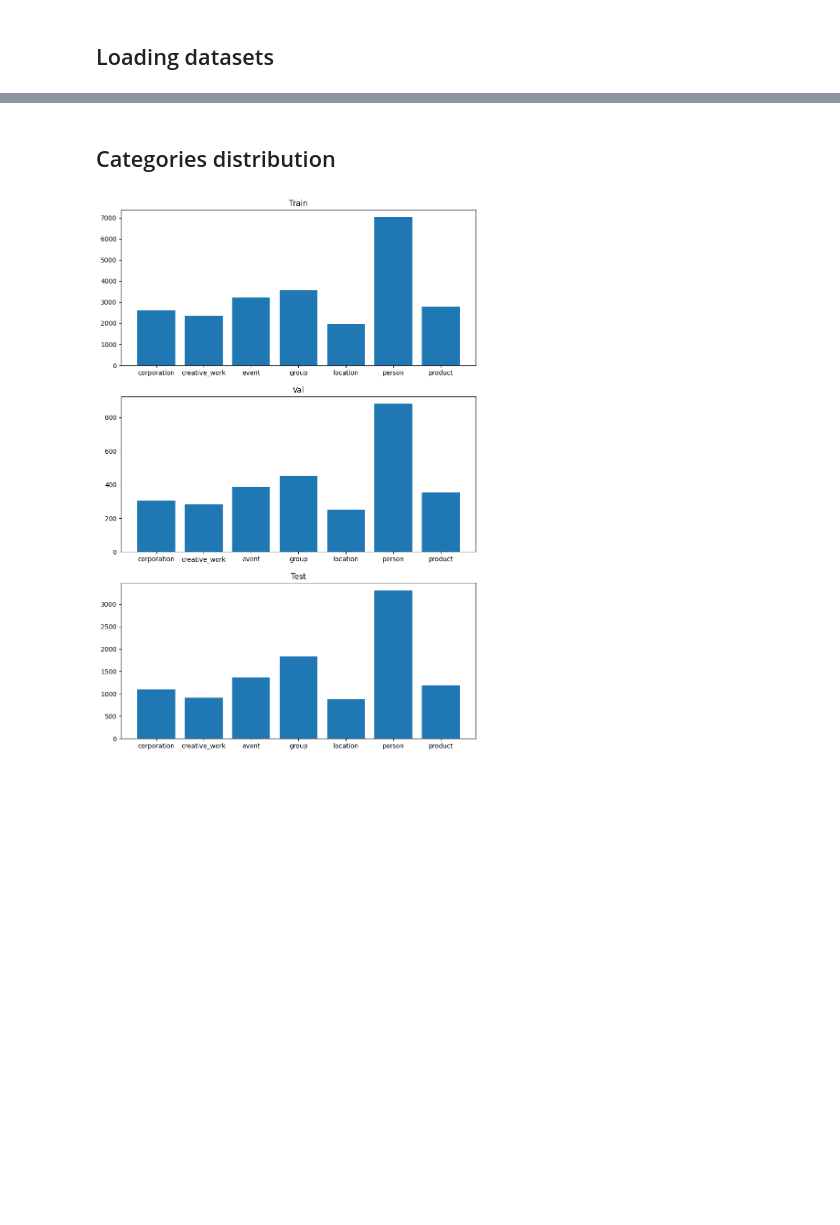
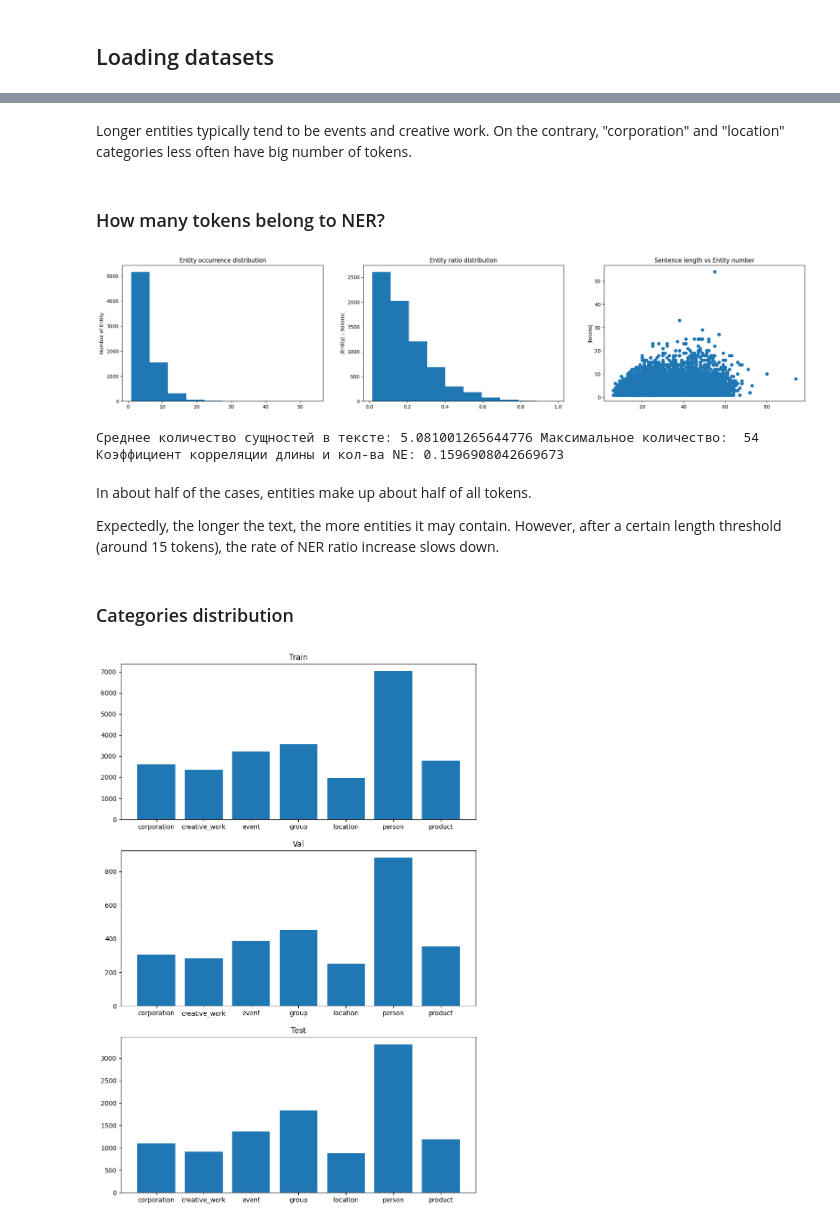
Before and after one commit to AlexSidDev/BigBrother, a Jupyter notebook: EDA.ipynb, the cells around one changed output, grey strips where cells are left out. Cells and saved outputs as stored; diff of their text form; code cells hidden in the pictures; blank space fills up the shorter version.

```diff
--- a/EDA.ipynb
+++ b/EDA.ipynb
@@ -53,5 +217,45 @@ test_dataset = test_dataset.map(converter_fn)
+# %% [markdown]
+Longer entities typically tend to be events and creative work. On the contrary, "corporation" and "location" categories less often have big number of tokens.
+# %% [markdown]
+### How many tokens belong to NER?
+# %%
+
+non_pii_count = train_df.labels.apply(lambda x: x.count('O'))
+pii_count = train_df.labels.apply(len) - non_pii_count
+pii_ratio = pii_count / train_df.labels.apply(len)
+
+
+fig, axes = plt.subplots(1, 3, figsize=(25, 5))
+axes[0].hist(pii_count)
+axes[0].set_title('Entity occurrence distribution')
+axes[0].set_ylabel('Number of Entity')
+
+axes[1].hist(pii_ratio)
+axes[1].set_title('Entity ratio distribution')
+axes[1].set_ylabel('|Entity| : |tokens|')
+
+axes[2].scatter(train_df.labels.apply(len), pii_count)
+axes[2].set_title('Sentence length vs Entity number')
+axes[2].set_ylabel('|Entity|')
+axes[2].set_ylabel('|tokens|')
+
+plt.show()
+# %% [output]
+[figure, added]
+# %%
+import numpy as np
+
+print('Среднее количество сущностей в тексте:', pii_count.mean(), 'Максимальное количество: ', pii_count.max())
+print('Коэффициент корреляции длины и кол-ва NE:', np.corrcoef(pii_count, train_df.labels.apply(len))[0, 1])
+# %% [output]
+Среднее количество сущностей в тексте: 5.081001265644776 Максимальное количество:  54
+Коэффициент корреляции длины и кол-ва NE: 0.1596908042669673
+# %% [markdown]
+In about half of the cases, entities make up about half of all tokens.
+
+Expectedly, the longer the text, the more entities it may contain. However, after a certain length threshold (around 15 tokens), the rate of NER ratio increase slows down.
 # %% [markdown]
-## Categories distribution
+### Categories distribution
 # %%
 def plot_categ_distribution(data, ax, title):
     labels_dict = dict(zip(labels_list, [0] * len(labels_list)))
```
Also changed, not shown: parts of 22 cells of this notebook, 2 other files.
